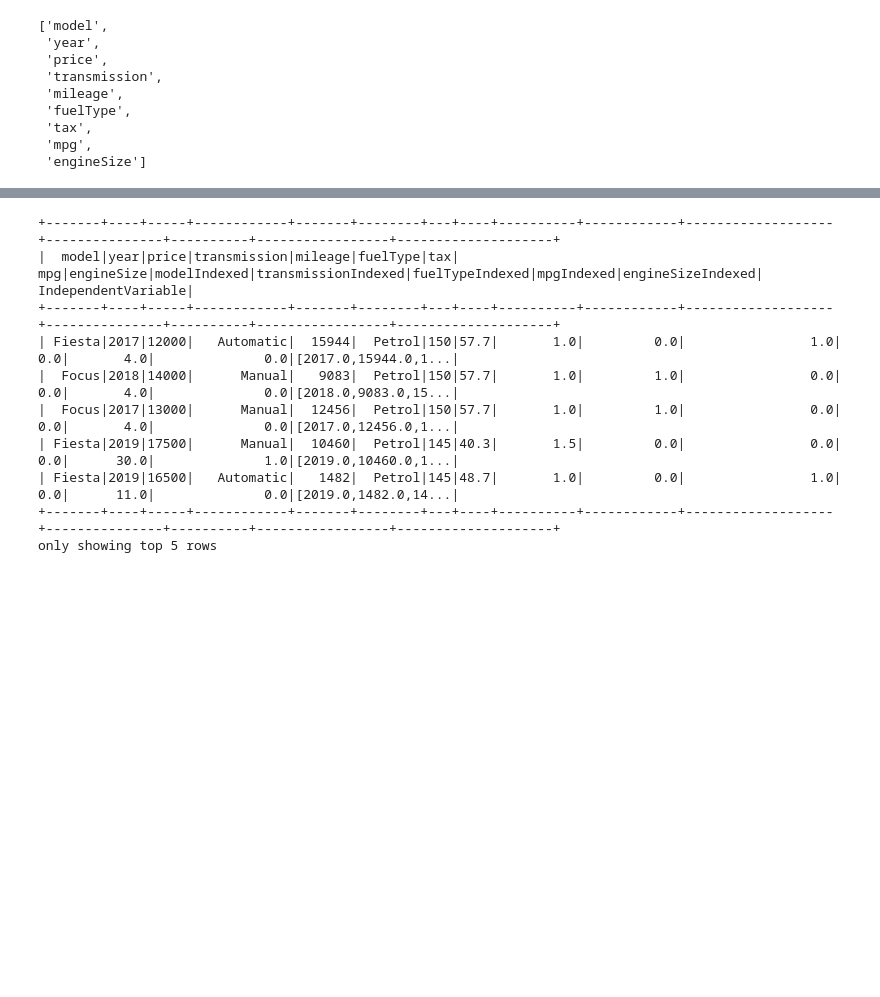
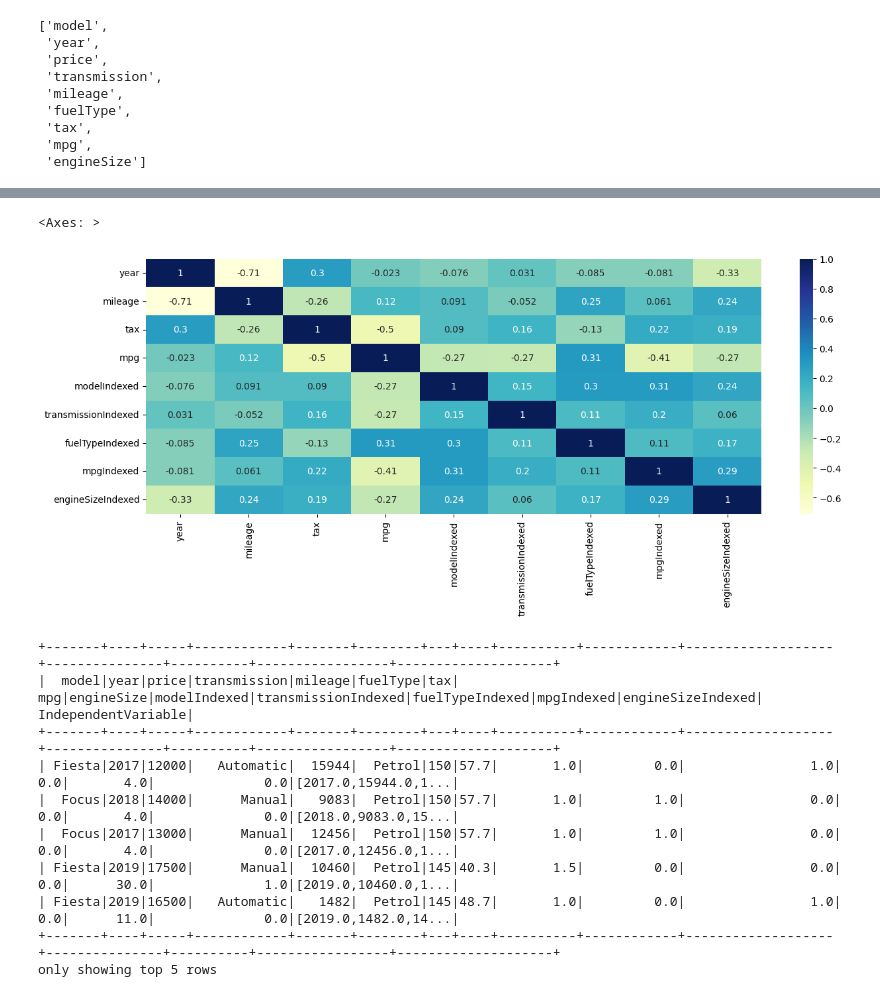
Before and after one commit to omondidenzel/FordPrediction-PySpark, a Jupyter notebook: fordPrediction.ipynb, the cells around one changed output, grey strips where cells are left out. Drawn from its saved outputs; the diff is of its cells as text; code cells hidden in the pictures; blank space fills up the shorter version.

Commit message:
Added model performance metric R2 and added correlation in ipnb file

```diff
--- a/fordPrediction.ipynb
+++ b/fordPrediction.ipynb
@@ -94,3 +103,19 @@ only showing top 5 rows
+# %%
+#Get correlation
+
+#Configure size of the plot
+plt.figure(figsize=(15,5), dpi=100)
+df2 = dfIndexed.select(['year','mileage','tax','mpg','modelIndexed','transmissionIndexed','fuelTypeIndexed', 'mpgIndexed', 'engineSizeIndexed'])
+#df2.show(5)
+
+#Convert to Pandas Df
+pandasDf = df2.toPandas()
+#pandasDf.head() # view dataset after converting to pd data frame
+
+sns.heatmap(pandasDf.corr(), cmap="YlGnBu", annot=True)
+# %% [output]
+<Axes: >
+[figure, added]
 # %%
 from pyspark.ml.feature import VectorAssembler
 
```
Also changed, not shown: parts of 7 cells of this notebook, 1 other file.
